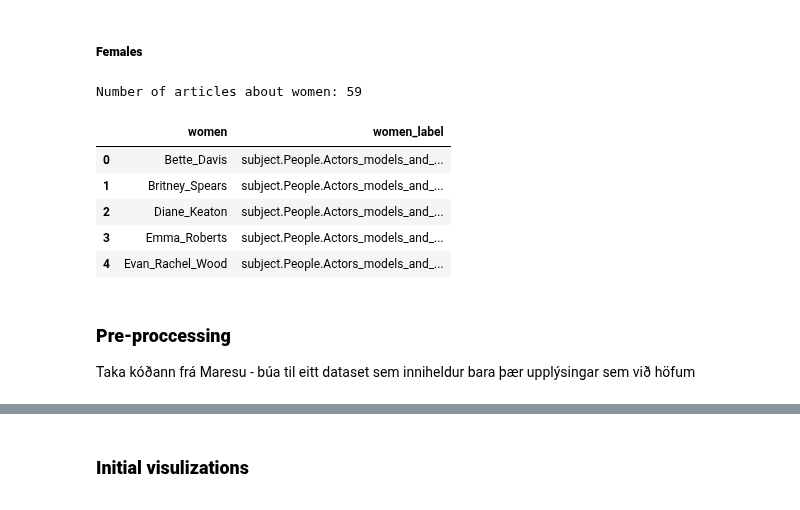
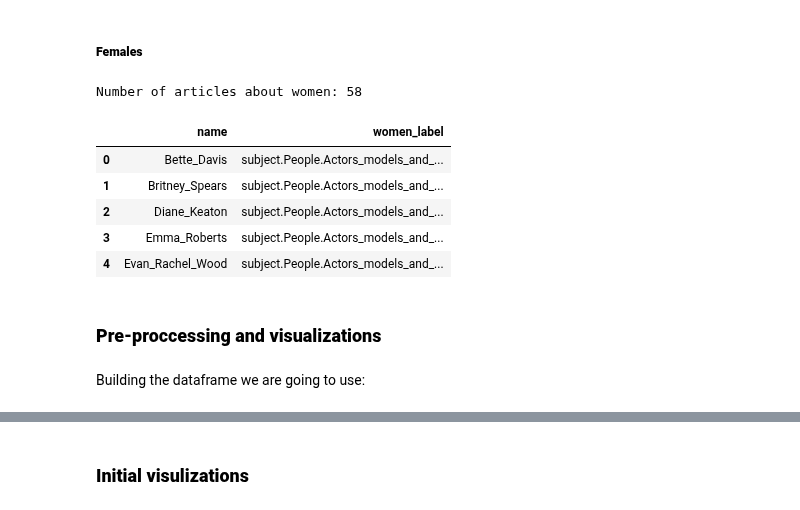
Before and after one commit to epfl-ada/ada-2022-project-metadata, a Jupyter notebook: project.ipynb, the cells around one changed output, grey strips where cells are left out. Cells and saved outputs as stored; diff of their text form; code cells hidden in the pictures.

```diff
--- a/project.ipynb
+++ b/project.ipynb
@@ -43,6 +39,5 @@ paths_finished = pd.read_csv(PATHS_FINISHED, sep='\t', names=["hashedIpAddress",
                                                               "durationInSec", "path", "rating"], skiprows = 15)
 paths_unfinished = pd.read_csv(PATHS_UNFINISHED, sep='\t', names=["hashedIpAddress", "timestamp",
                                                                   "durationInSec", "path", "target", "type"], skiprows = 17)
-
-female = pd.read_csv(FEMALES, sep=',', names=["women", "women_label"], skiprows = 1)
+female = pd.read_csv(FEMALES, sep=',', names=["name", "women_label"], skiprows = 1)
 # %% [markdown]
@@ -143,16 +138,16 @@ Number of unfinished paths: 24875
 ##### **Females**
 # %%
 print(f"Number of articles about women: {len(female)}")
-female.head(5)
+female.head()
 # %% [output]
-Number of articles about women: 59
+Number of articles about women: 58
-|  | women | women_label |
+|  | name | women_label |
 | 0 | Bette_Davis | subject.People.Actors_models_and_... |
 | 1 | Britney_Spears | subject.People.Actors_models_and_... |
 | 2 | Diane_Keaton | subject.People.Actors_models_and_... |
 | 3 | Emma_Roberts | subject.People.Actors_models_and_... |
 | 4 | Evan_Rachel_Wood | subject.People.Actors_models_and_... |
 # %% [markdown]
-### **Pre-proccessing**
-
-Taka kóðann frá Maresu - búa til eitt dataset sem inniheldur bara þær upplýsingar sem við höfum
+### **Pre-proccessing and visualizations**
+# %% [markdown]
+Building the dataframe we are going to use:
```
Also changed, not shown: parts of 17 cells of this notebook.
